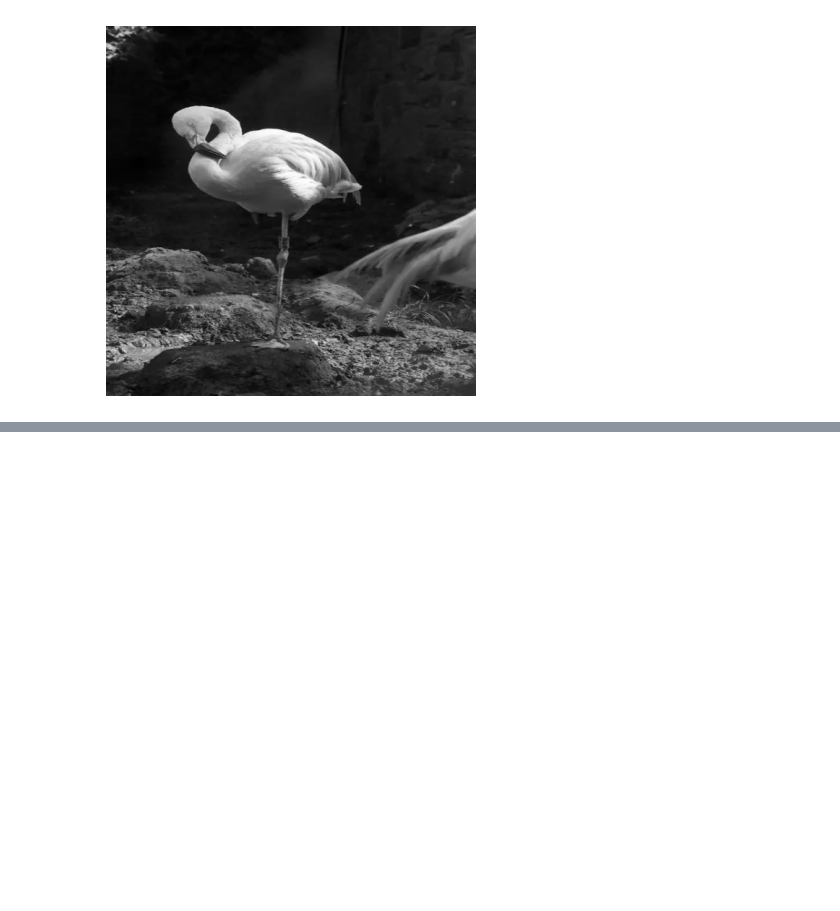
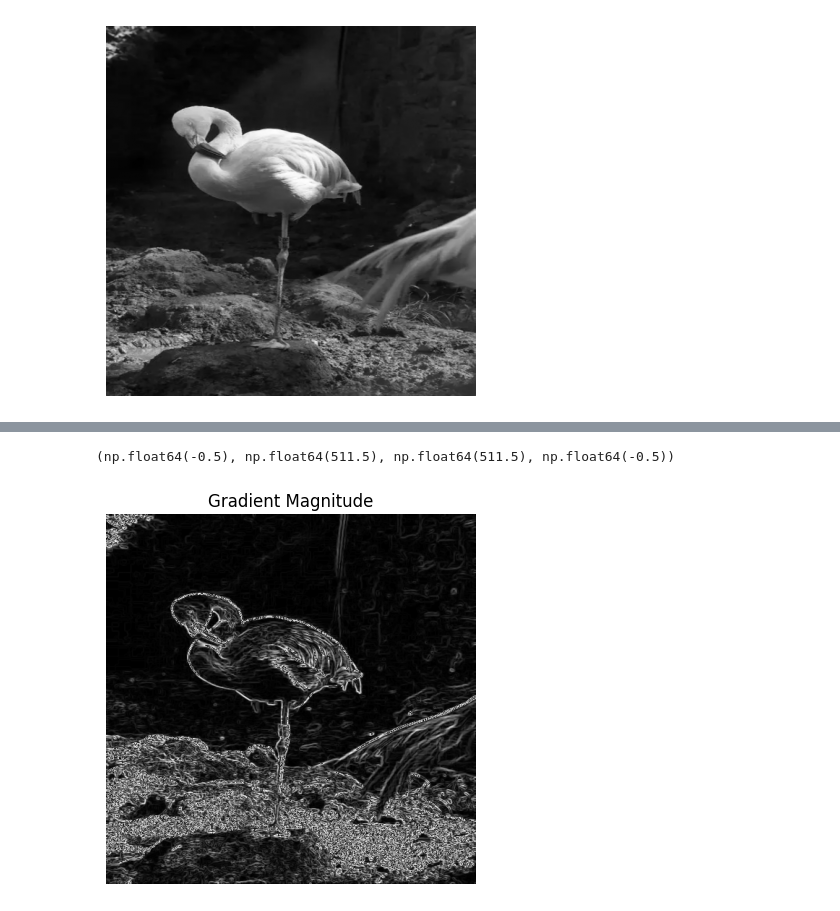
Before and after one commit to Muhammad-Hassan-Farid/Computer-Vision-and-Video-Analytics-, a Jupyter notebook: Code/lab3.ipynb, the cells around one changed output, grey strips where cells are left out. Cells and saved outputs as stored; diff of their text form; code cells hidden in the pictures; blank space fills up the shorter version.

```diff
--- a/Code/lab3.ipynb
+++ b/Code/lab3.ipynb
@@ -47,0 +50,15 @@ plt.show()
+# %%
+import numpy as np
+
+gradient_magnitude = np.sqrt(sobel_x**2 + sobel_y**2)
+
+gradient_magnitude = np.uint8(gradient_magnitude)
+
+plt.imshow(gradient_magnitude, cmap='gray')
+
+plt.title('Gradient Magnitude')
+
+plt.axis('off')
+# %% [output]
+(np.float64(-0.5), np.float64(511.5), np.float64(511.5), np.float64(-0.5))
+[figure, added]
```
Also changed, not shown: parts of 2 cells of this notebook, 3 other files.
